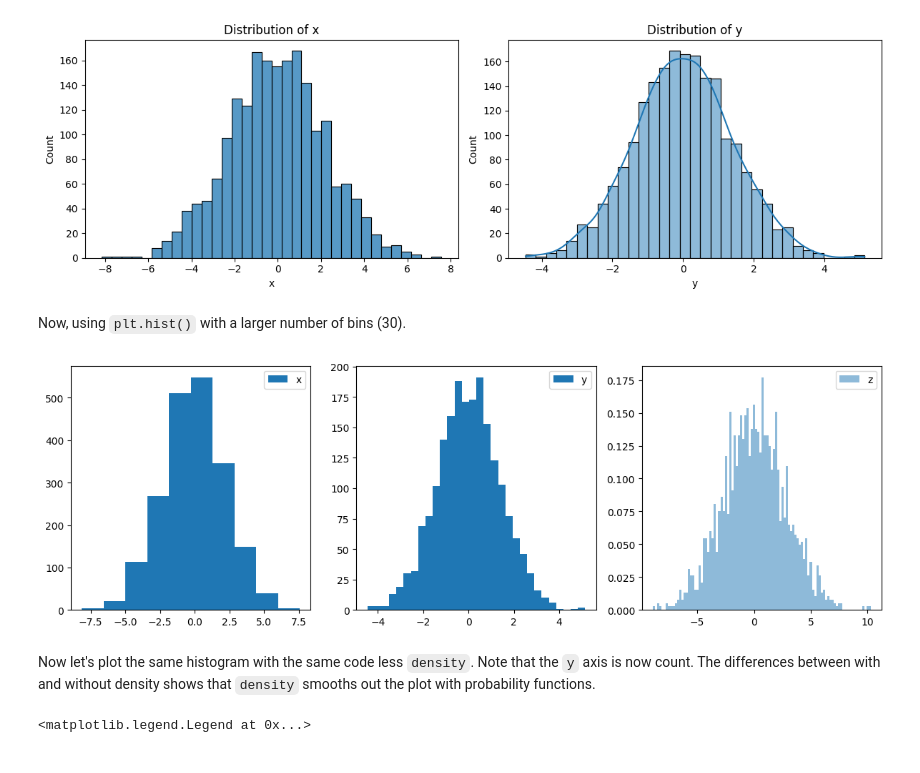
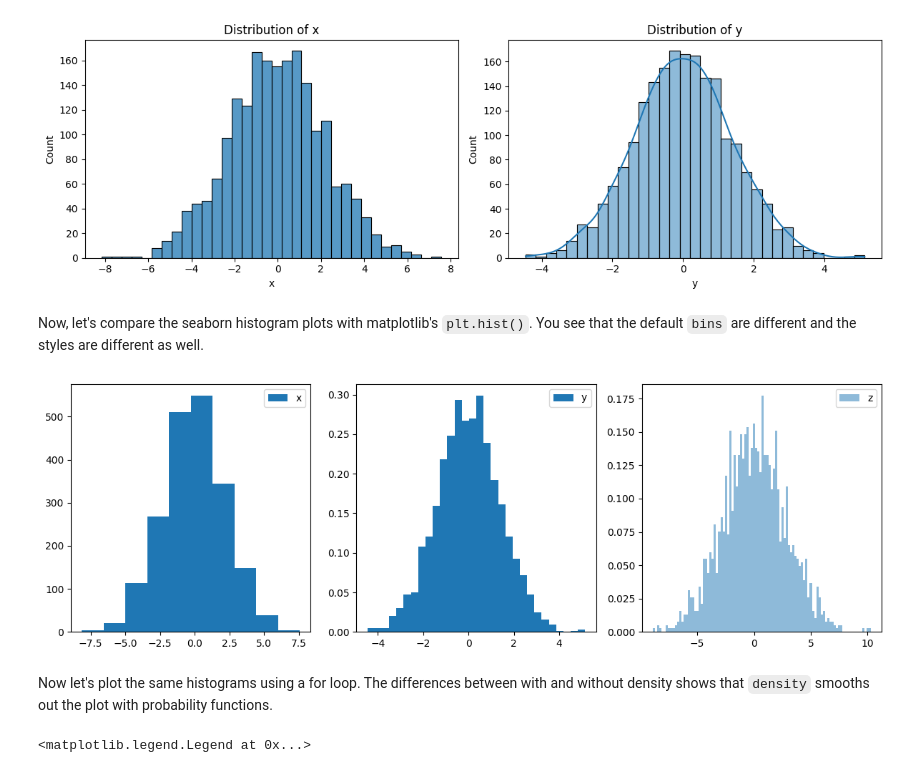
Before and after one commit to tychen742/thinkdsm, a Jupyter notebook: chapters/06-visualization/0606-vis-sns-intro.ipynb, the cells around one changed output. Saved outputs shown, nothing was run; the diff lists cells and outputs as text; code cells hidden in the pictures.

```diff
--- a/chapters/06-visualization/0606-vis-sns-intro.ipynb
+++ b/chapters/06-visualization/0606-vis-sns-intro.ipynb
@@ -250,5 +254,5 @@ plt.tight_layout()
 # %% [output]
 [figure]
 # %% [markdown]
-Now, using `plt.hist()` with a larger number of bins (30).
+Now, let's compare the seaborn histogram plots with matplotlib's `plt.hist()`. You see that the default `bins` are different and the styles are different as well.
 # %%
@@ -256,20 +261,20 @@ data['z'] = data['y'] * 2
 # %%
 fig, axes = plt.subplots(1, 3, figsize=(12, 4))
 
 for i, col in enumerate('xyz'):
     if i == 0:
         axes[i].hist(data[col], label=col)
     elif i == 1:
-        axes[i].hist(data[col], bins=30, label=col)
+        axes[i].hist(data[col], bins=30, density=True, label=col)
     else:
         axes[i].hist(data[col], alpha=0.5, density=True, bins=100, label=col)
     axes[i].legend()
 
 plt.tight_layout()
 # %% [output]
-[figure, old version]
+[figure, new version]
 # %% [markdown]
-Now let's plot the same histogram with the same code less  `density`. Note that the `y` axis is now count. The differences between with and without density shows that `density` smooths out the plot with probability functions.
+Now let's plot the same histograms using a for loop.  The differences between with and without density shows that `density` smooths out the plot with probability functions.
 # %%
 for col in 'xy':
     plt.hist(data[col], alpha=0.5, bins=30, label=col)
```
Also changed, not shown: parts of 20 cells of this notebook, 1 other file.
